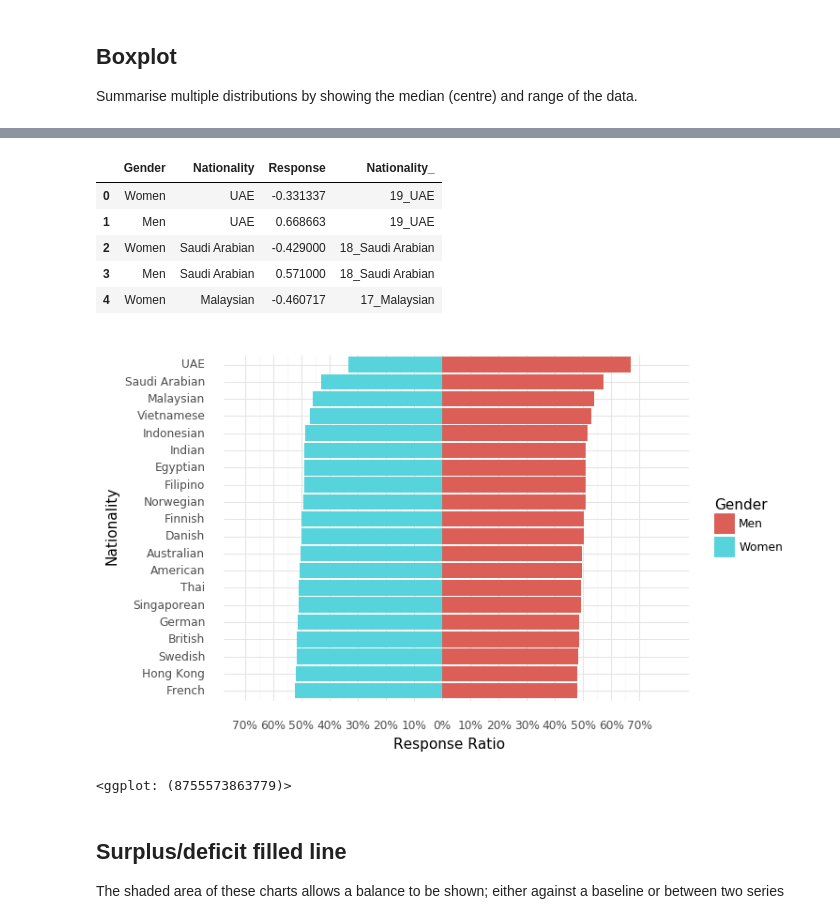
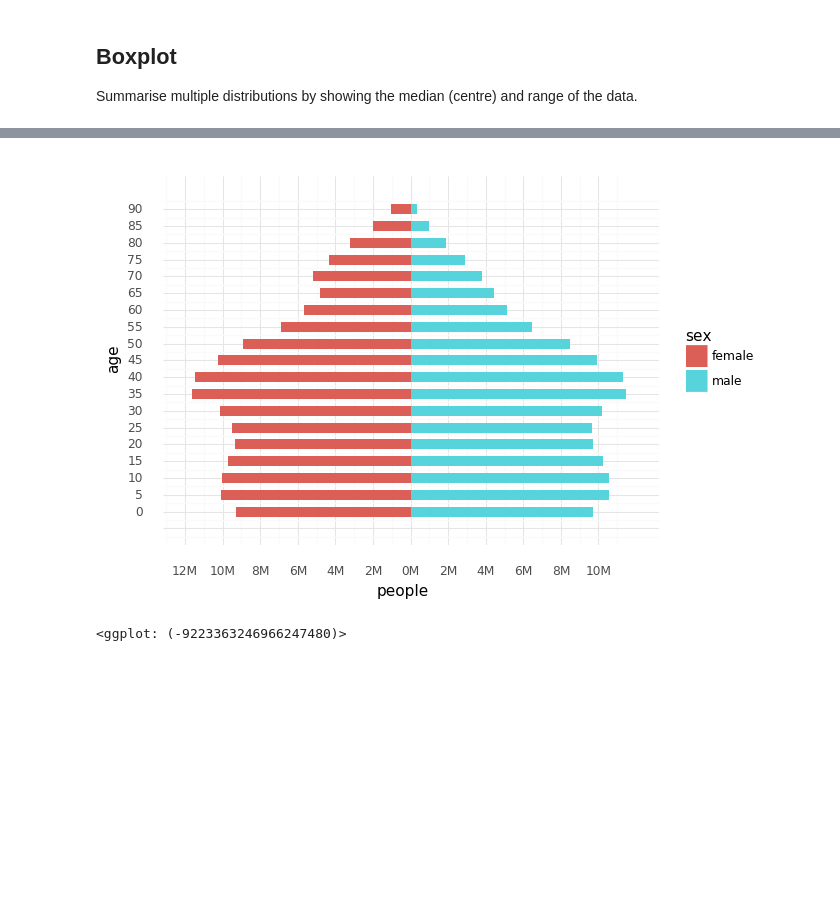
Before and after one commit to cstorm125/viztech, a Jupyter notebook: distribution.ipynb, the cells around one changed output, grey strips where cells are left out. Cells and saved outputs as stored; diff of their text form; code cells hidden in the pictures; blank space fills up the shorter version.

```diff
--- a/distribution.ipynb
+++ b/distribution.ipynb
@@ -206,6 +233,5 @@ Splits a single value into 2 contrasting components (eg Male/Female)
 # %%
-df = pd.read_csv('data/spine.csv')
-#make women negative and men positive
-df['Response'] = df.apply(lambda x: -x['Response'] if x['Gender']=='Women' else x['Response'], 1)
+df = pd.read_csv('data/population-pyramid.csv')
+df['people'] = df.apply(lambda x: -x['people'] if x['sex']=='female' else x['people'], 1)
 df.head()
 # %% [output]
@@ -252,29 +244,26 @@ women_df
-# %%
-#merge new nation labels to main df
-df = df.merge(women_df)
-df.head()
-# %% [output]
-|  | Gender | Nationality | Response | Nationality_ |
-| 0 | Women | UAE | -0.331337 | 19_UAE |
-| 1 | Men | UAE | 0.668663 | 19_UAE |
-| 2 | Women | Saudi Arabian | -0.429000 | 18_Saudi Arabian |
-| 3 | Men | Saudi Arabian | 0.571000 | 18_Saudi Arabian |
-| 4 | Women | Malaysian | -0.460717 | 17_Malaysian |
+# %%
+#custom formatter
+class m_format(custom_format):
+    def m_ize(self,x):
+        #format one tick
+        return f'{int(abs(x)/1e6)}M'
+    def __call__(self,x):
+        #format a list of ticks
+        return [self.m_ize(i) for i in x]
+f = m_format()
 # %%
-g = (ggplot(df, aes(x='Nationality_',y='Response', fill='Gender')) + #baseplot
-    geom_col() + #type of plot
+g = (ggplot(df, aes(x='age',y='people', fill='sex')) + #baseplot
+    geom_col(width=3) + #type of plot
     coord_flip() + #flip coordinates
-    theme_minimal()  +#theme
-    scale_x_discrete(labels=list(df.Nationality.unique())[::-1]) + #cusotmize x-axis labels
-    scale_y_continuous(breaks=[i/100 for i in range(-70,80,10)],   #breaks
-                       limits=(-0.7,0.8),                              #limits
-                       labels=[f'{abs(i)}%' for i in range(-70,80,10)]) + #labels
-    labs(x='Nationality', y ='Response Ratio')
+    theme_minimal() + #theme
+    scale_x_continuous(limits=(-5,95),
+                       breaks=range(-5,95,5),
+                       labels=lambda x: [i if i>=0 else '' for i in x]) + #cusotmize x-axis labels
+    scale_y_continuous(breaks=range(int(-12*1e6),int(12*1e6),int(2*1e6)),   #breaks
+                       limits=(-12*1e6, 12*1e6),                              #limits
+                       labels=f)  #labels
     )
 g
 # %% [output]
-[figure, old version]
+[figure, new version]
-<ggplot: (8755573863779)>
+<ggplot: (-9223363246966247480)>
-# %% [markdown]
-## Surplus/deficit filled line
-The shaded area of these charts allows a balance to be shown; either against a baseline or between two series
```
Also changed, not shown: parts of 25 cells of this notebook, 7 other files.
